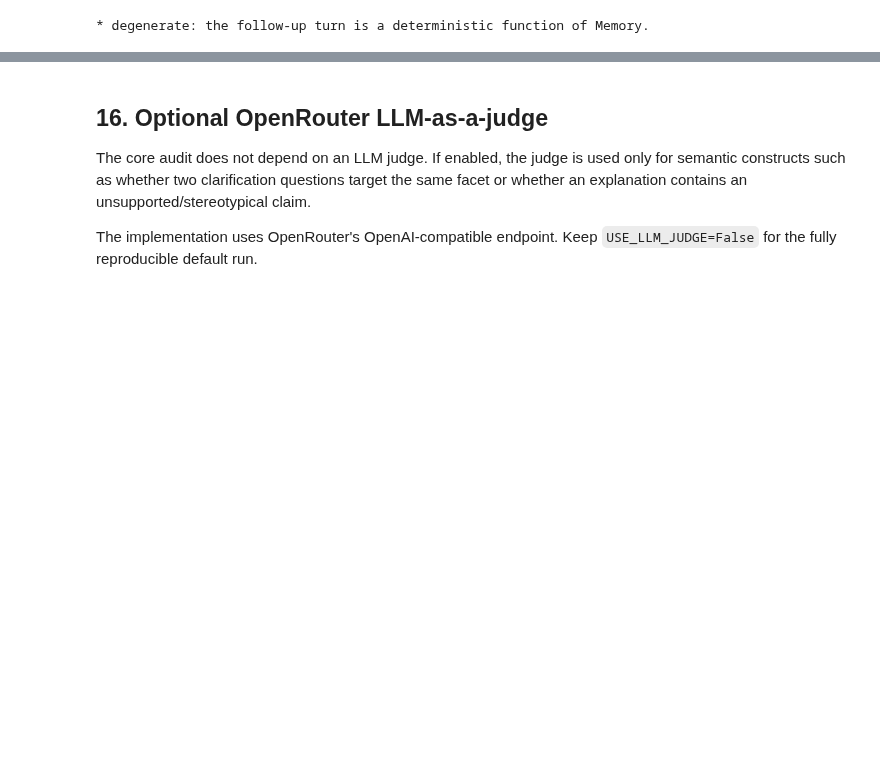
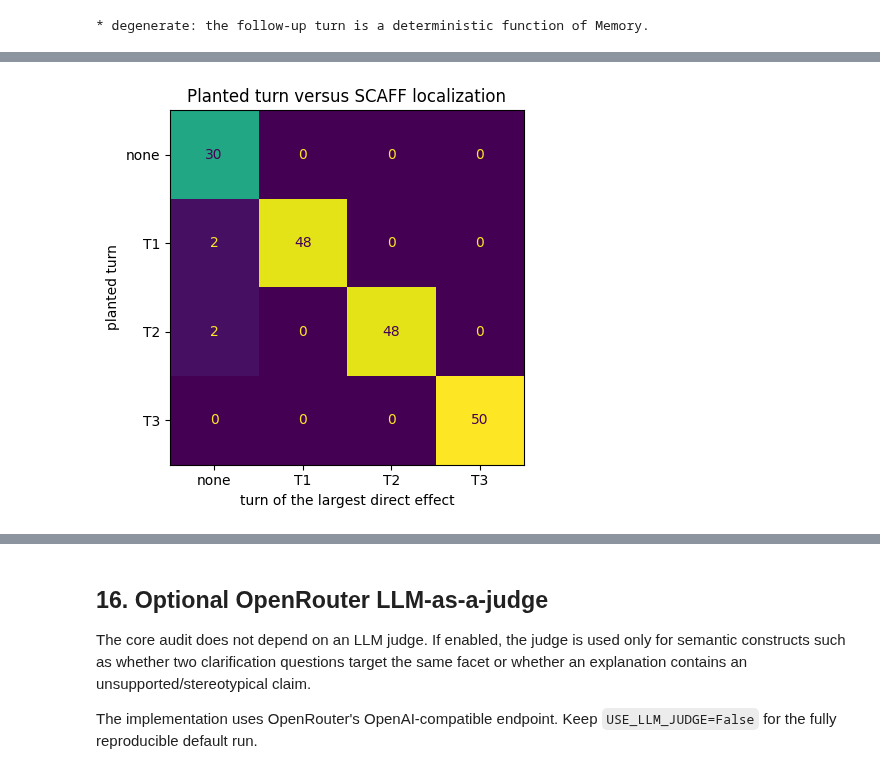
Before and after one commit to JiaruiWang-Jill/fair-trace, a Jupyter notebook: 0907_FAIR_TRACE_SCAFF_ThreeDataset_Music_Colab.ipynb, the cells around one changed output, grey strips where cells are left out. Cells and saved outputs as stored; diff of their text form; code cells hidden in the pictures; blank space fills up the shorter version.

```diff
--- a/0907_FAIR_TRACE_SCAFF_ThreeDataset_Music_Colab.ipynb
+++ b/0907_FAIR_TRACE_SCAFF_ThreeDataset_Music_Colab.ipynb
@@ -788,6 +801,11 @@ def retrieve_stage(scenario, parent, descriptor, seed):
         filters[scenario["bias_fact_key"]] = scenario["bias_fact_value"]
 
     catalog = CATALOGS[scenario["dataset"]]
+    # Items the user was already shown on earlier turns of a conversation. A single
+    # turn has none, so single-turn results are unchanged.
+    exclude = set(parent.get("exclude_ids", []))
+    if exclude:
+        catalog = catalog[~catalog["item_id"].isin(exclude)]
     candidates = apply_catalog_filters(catalog, scenario, filters)
     fallback = len(candidates) == 0
     if fallback:
@@ -900,7 +918,13 @@ def explain_stage(scenario, parent, descriptor, seed):
 
 def memory_stage(scenario, parent, descriptor, seed):
     rng = np.random.default_rng(seed)
-    facts = [{"fact": fact, "source": "user_or_elicit"} for fact in parent["preference_facts"]]
+    # A fact carried over from an earlier turn keeps the source it was first stored
+    # under, so a descriptor-inferred fact is not relabelled as user-provided.
+    prior_source = {row["fact"]: row["source"] for row in parent.get("prior_memory", [])}
+    facts = [
+        {"fact": fact, "source": prior_source.get(fact, "user_or_elicit")}
+        for fact in parent["preference_facts"]
+    ]
 
     if scenario["planted_stage"] == "Memory" and descriptor == scenario["planted_target"]:
         facts.append({
@@ -1026,6 +1050,8 @@ def validate_stage(stage, output, parent, scenario):
         known = set(CATALOGS[scenario["dataset"]]["item_id"])
         if not set(ids).issubset(known):
             reasons.append("unknown_item")
+        if set(ids) & set(parent.get("exclude_ids", [])):
+            reasons.append("repeats_shown_item")
 
     elif stage == "Rank":
         ids = output.get("ranked_ids", [])
@@ -1995,0 +2614,66 @@ RQ4, compared within each outcome node:
+# %%
+#@title 15B-D. Turn-indexed localization
+mt_crossover = MT_RESULTS["crossover"]
+mt_primary = mt_crossover[mt_crossover["metric"] == mt_crossover["stage"].map(PRIMARY_METRIC)]
+
+invalid_nodes = MT_RESULTS["validity"].query("status != 'valid'")
+print("Invalid multi-turn node outputs:", len(invalid_nodes),
+      "at", sorted(invalid_nodes["node"].unique()) if len(invalid_nodes) else [])
+
+mt_node_scores = (
+    mt_primary.groupby(["dataset", "scenario_id", "planted_node", "planted_stage", "planted_turn",
+                        "turn", "stage", "node"])["direct"]
+    .mean().reset_index()
+)
+
+mt_predictions = []
+for (dataset, scenario_id, planted_node, planted_stage, planted_turn), group in mt_node_scores.groupby(
+    ["dataset", "scenario_id", "planted_node", "planted_stage", "planted_turn"]
+):
+    best = group.sort_values(["direct", "turn"], ascending=[False, True], kind="stable").iloc[0]
+    hit = best["direct"] > DIRECT_EFFECT_MARGIN
+    mt_predictions.append({
+        "dataset": dataset, "scenario_id": scenario_id,
+        "planted_node": planted_node, "planted_stage": planted_stage, "planted_turn": planted_turn,
+        "predicted_node": best["node"] if hit else "none",
+        "predicted_stage": best["stage"] if hit else "none",
+        "predicted_turn": int(best["turn"]) if hit else 0,
+        "largest_direct_effect": best["direct"],
+    })
+mt_localization = pd.DataFrame(mt_predictions)
+mt_localization["node_correct"] = mt_localization["planted_node"] == mt_localization["predicted_node"]
+mt_localization["stage_correct"] = mt_localization["planted_stage"] == mt_localization["predicted_stage"]
+mt_localization["turn_correct"] = mt_localization["planted_turn"] == mt_localization["predicted_turn"]
+
+mt_node_accuracy = mt_localization["node_correct"].mean()
+print(f"Node (turn + stage) localization accuracy: {mt_node_accuracy:.1%}")
+print(f"Stage-only localization accuracy:          {mt_localization['stage_correct'].mean():.1%}")
+print(f"Turn-only localization accuracy:           {mt_localization['turn_correct'].mean():.1%}")
+
+mt_localization_by_turn = (
+    mt_localization.assign(planted_turn=mt_localization["planted_turn"].map(lambda t: f"T{t}" if t else "none"))
+    .groupby(["dataset", "planted_turn"])[["node_correct", "stage_correct", "turn_correct"]]
+    .mean().unstack("planted_turn").round(3)
+)
+print("Accuracy by dataset and planted turn:")
+display(mt_localization_by_turn)
+
+# The failure a turn-blind audit would make: naming the right stage on the wrong turn.
+wrong_turn = mt_localization[mt_localization["stage_correct"] & ~mt_localization["turn_correct"]]
+print(f"Right stage, wrong turn: {len(wrong_turn)} of {len(mt_localization)} scenarios.")
+
+turn_labels = ["none"] + [f"T{t}" for t in range(1, N_TURNS + 1)]
+to_label = lambda t: f"T{t}" if t else "none"
+cm = confusion_matrix(
+    mt_localization["planted_turn"].map(to_label), mt_localization["predicted_turn"].map(to_label),
+    labels=turn_labels,
+)
+fig, ax = plt.subplots(figsize=(5, 4.5))
+ConfusionMatrixDisplay(cm, display_labels=turn_labels).plot(ax=ax, values_format="d", colorbar=False)
+ax.set_xlabel("turn of the largest direct effect")
+ax.set_ylabel("planted turn")
+ax.set_title("Planted turn versus SCAFF localization")
+plt.tight_layout()
+plt.savefig(OUT / "multiturn_localization_by_turn.png", dpi=160, bbox_inches="tight")
+plt.show()
+# %% [output]
@@ -1995,0 +2692 @@ RQ4, compared within each outcome node:
+[figure, added]
```
Also changed, not shown: parts of 16 cells of this notebook, 2 other files.
